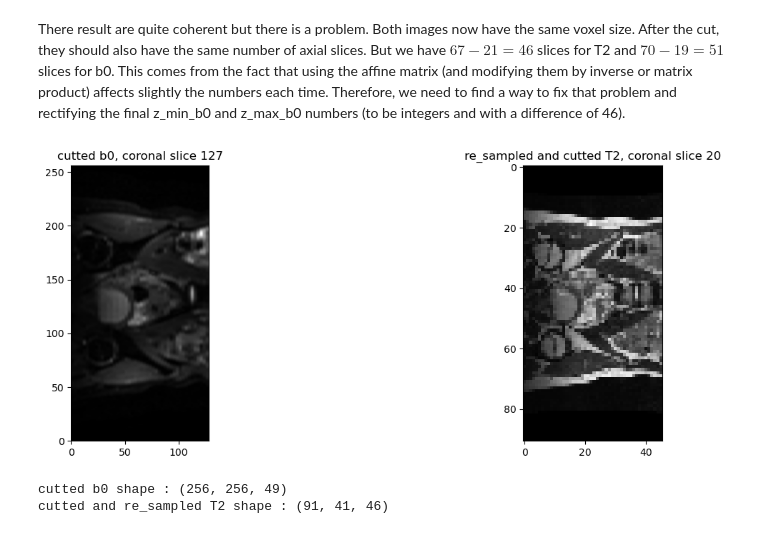
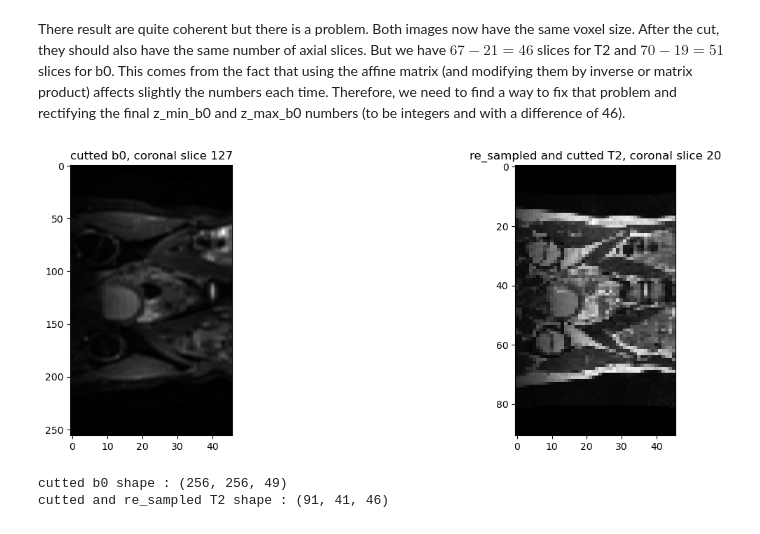
Before and after one commit to CharlineCuraut/Registration_IRM_T2_DWI_b0, a Jupyter notebook: registration_IRM_T2_DWI_b0.ipynb, the cells around one changed output. Cells and saved outputs as stored; diff of their text form; code cells hidden in the pictures.

```diff
--- a/registration_IRM_T2_DWI_b0.ipynb
+++ b/registration_IRM_T2_DWI_b0.ipynb
@@ -344,19 +347,23 @@ There result are quite coherent but there is a problem. Both images now have the
 # %%
 fig = plt.figure(figsize=(15,5))
 
 plt.subplot(1,2,1)
 coronal_b0_cut = minor_b0[:,127,21:67]
-plt.imshow(coronal_b0_cut, cmap="gray", extent=(0,128,0,256))
+plt.imshow(coronal_b0_cut, cmap='gray')
+plt.gca().set_aspect(aspect=0.3)
+
 plt.title("cutted b0, coronal slice 127")
 
 plt.subplot(1,2,2)
 coronal_resampled_T2_cut = resampled_T2[:,20,z_min_resampled_T2:z_max_resampled_T2]
 plt.imshow(coronal_resampled_T2_cut, cmap="gray")
+plt.gca().set_aspect(aspect=0.85)
+plt.gca().xaxis.set_ticks([0, 10, 20, 30, 40])
 plt.title("re_sampled and cutted T2, coronal slice 20")
 
 plt.show()
 # %% [output]
-[figure, old version]
+[figure, new version]
 # %%
 print(f'cutted b0 shape : {minor_b0[:,:,20:69].shape}')
 print(f'cutted and re_sampled T2 shape : {resampled_T2[:,:,21:67].shape}')
```
Also changed, not shown: parts of 14 cells of this notebook.
